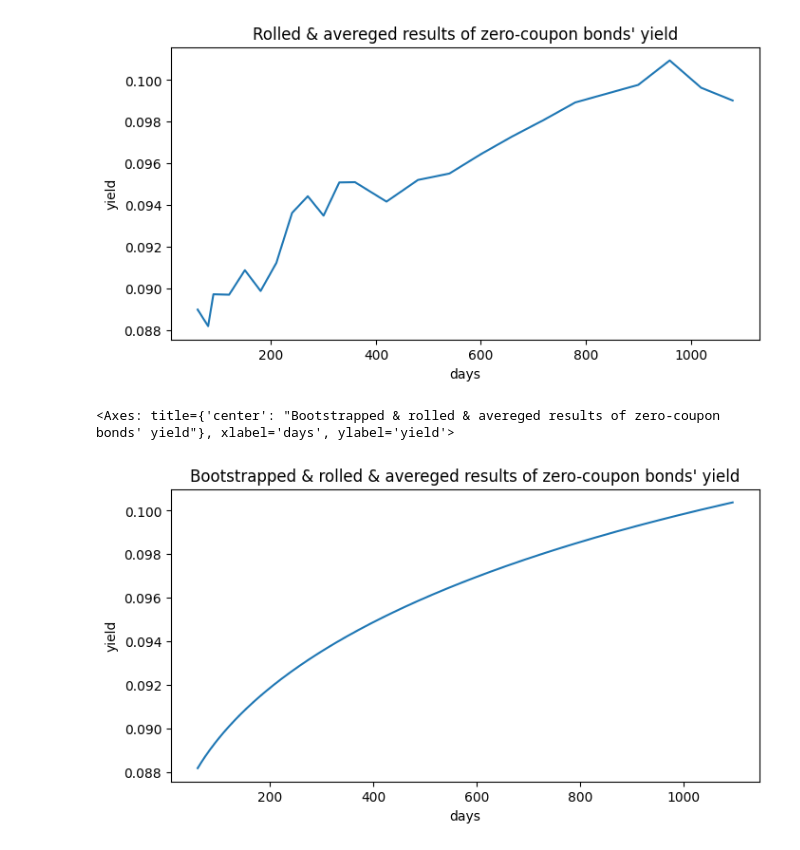
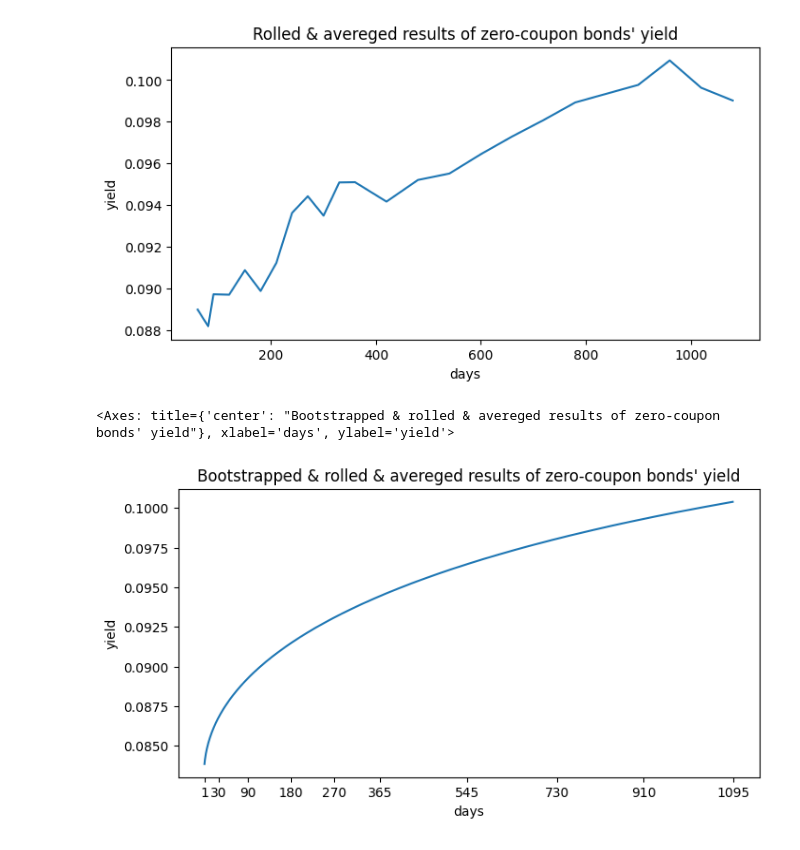
Before and after one commit to VladislavBalabaev/track_rates, a Jupyter notebook: explore.ipynb, the cells around one changed output. Cells and saved outputs as stored; diff of their text form; code cells hidden in the pictures.

```diff
--- a/explore.ipynb
+++ b/explore.ipynb
@@ -197,21 +197,24 @@ general_result\
 # %%
 raw_result = general_result\
     .loc[general_result.index>45, ['system_result', 'function_result']]\
     .mean(axis=1)\
     .rolling(window=5, min_periods=1, center=False)\
     .mean()
 
 
 X = raw_result.reset_index()['index'].agg([lambda x: x, lambda x: x ** (1/2)])
 y = raw_result.values
 reg = LinearRegression().fit(X, y)
 
-timeframe = np.arange(60, 365*3)
+timeframe = np.arange(1, 365*3)
 end_result = reg.predict(pd.DataFrame([timeframe, timeframe ** (1/2)]).T)
 
 pd.DataFrame(end_result, index=timeframe)\
     [0]\
-    .plot(figsize=(8,4), title='Bootstrapped & rolled & avereged results of zero-coupon bonds\' yield', ylabel='yield', xlabel='days')
+    .plot(figsize=(8,4),
+          title='Bootstrapped & rolled & avereged results of zero-coupon bonds\' yield',
+          ylabel='yield',
+          xlabel='days', xticks=[1, 30, 90, 180, 270, 365, 365+180, 365* 2, 365*2 + 180, 365*3])
 # %% [output]
 <Axes: title={'center': "Bootstrapped & rolled & avereged results of zero-coupon bonds' yield"}, xlabel='days', ylabel='yield'>
-[figure, old version]
+[figure, new version]
```
Also changed, not shown: parts of 2 cells of this notebook, 1 other file.
